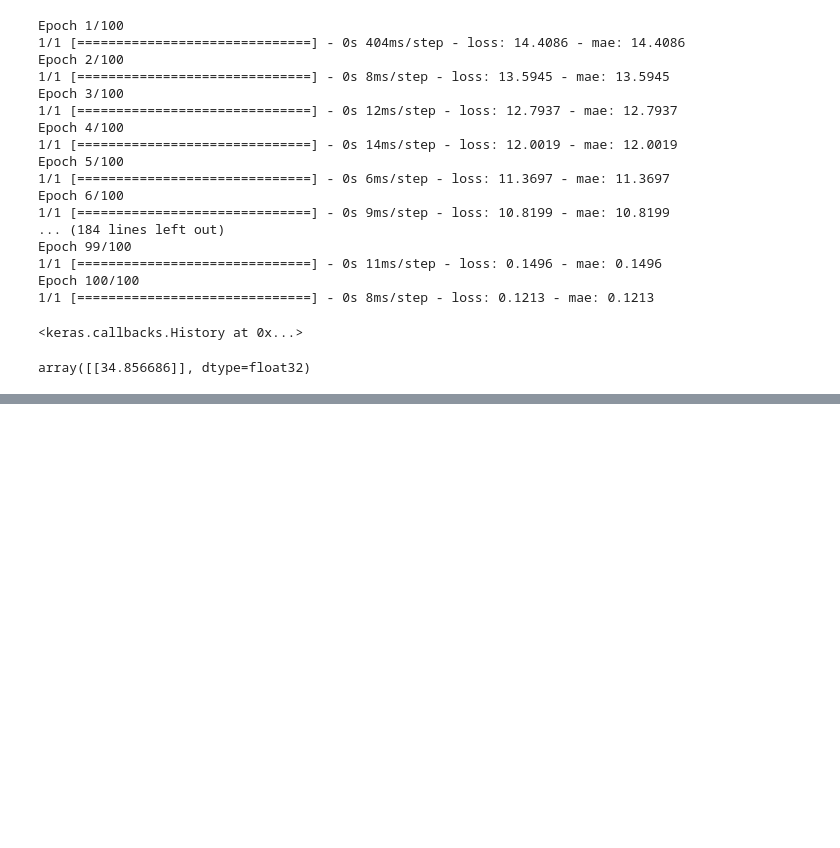
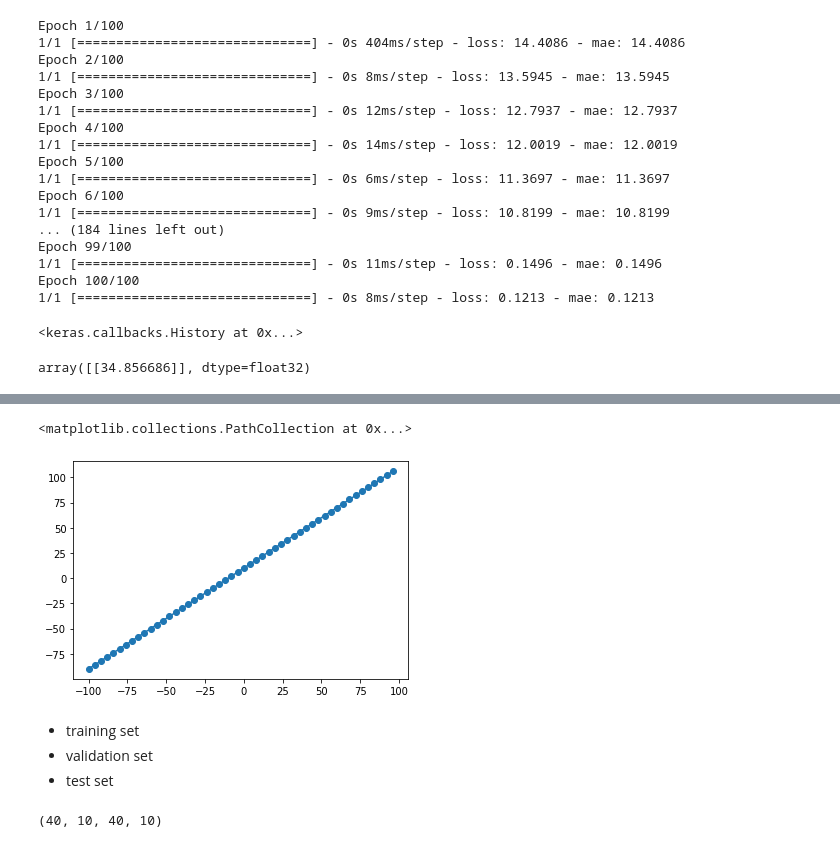
Before and after one commit to sameer203/Tensorflow_, a Jupyter notebook: 01_neural_network_regression_with_tensorflow.ipynb, the cells around one changed output, grey strips where cells are left out. Cells and saved outputs as stored; diff of their text form; code cells hidden in the pictures; blank space fills up the shorter version.

Commit message:
Fit model with new data

```diff
--- a/01_neural_network_regression_with_tensorflow.ipynb
+++ b/01_neural_network_regression_with_tensorflow.ipynb
@@ -239,0 +242,6 @@ array([[34.856686]], dtype=float32)
+# %%
+# Make the larger set
+X = tf.range(-100, 100,4)
+y = X+10
+
+X,y
@@ -239,0 +260,21 @@ array([[34.856686]], dtype=float32)
+# %%
+plt.plot(X, y)
+plt.scatter(X,y)
+# %% [output]
+<matplotlib.collections.PathCollection at 0x...>
+[figure, added]
+# %% [markdown]
+* training set
+* validation set
+* test set
+# %%
+# Split the data into train and test set
+
+X_train = X[:40]
+X_test = X[40:]
+y_train = y[:40]
+y_test = y[40:]
+
+len(X_train) , len(X_test), len(y_train), len(y_test)
+# %% [output]
+(40, 10, 40, 10)
```
Also changed, not shown: parts of 10 cells of this notebook.
